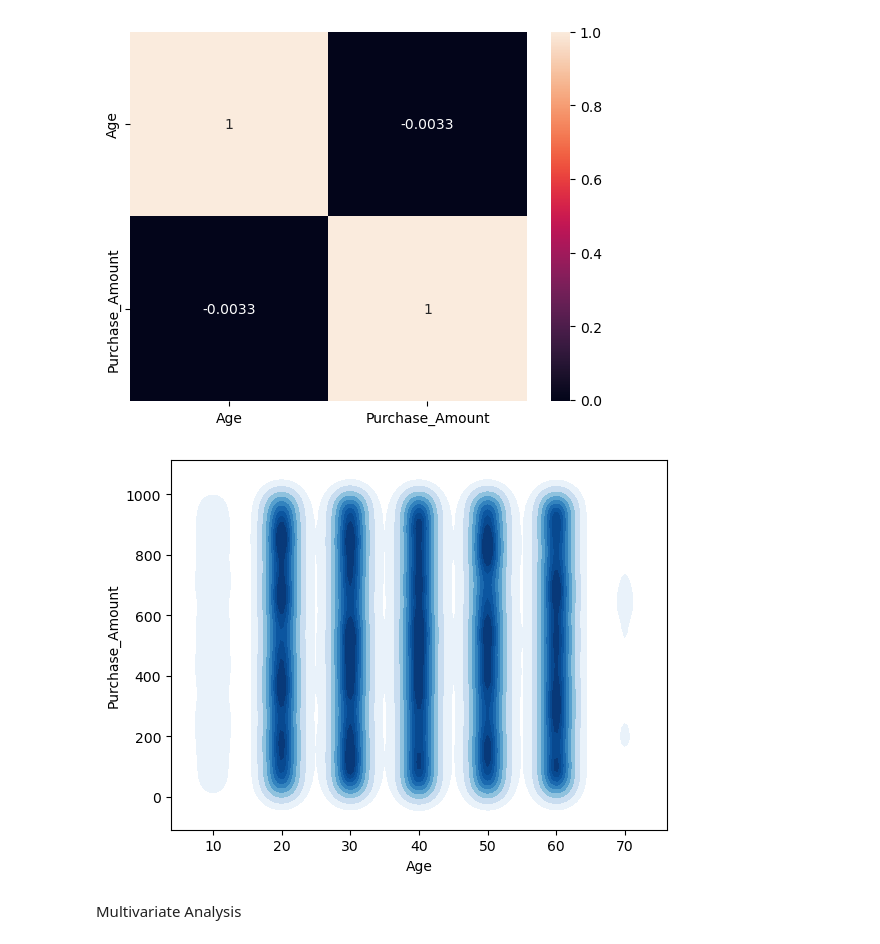
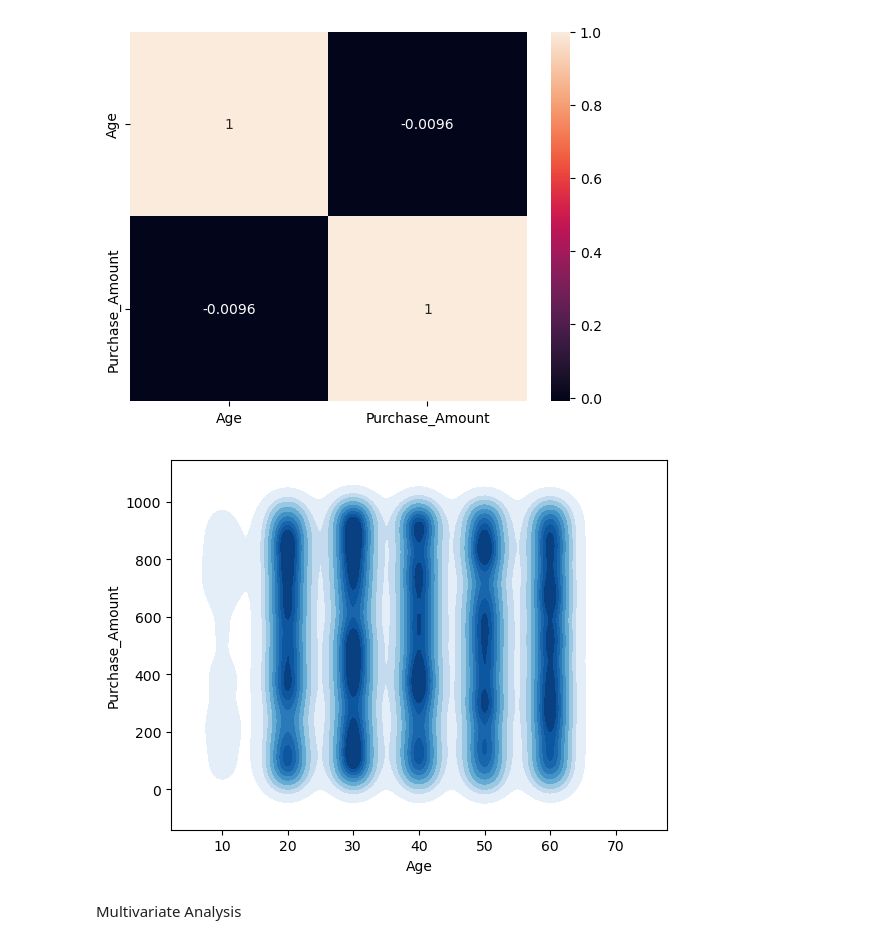
Before and after one commit to TammyLeung122/EDA-Group-5, a Jupyter notebook: EDA_E-Commerce.ipynb, the cells around one changed output. Drawn from its saved outputs; the diff is of its cells as text; code cells hidden in the pictures.

```diff
--- a/EDA_E-Commerce.ipynb
+++ b/EDA_E-Commerce.ipynb
@@ -167,8 +157,9 @@ USA          516.745436
 Name: Purchase_Amount, dtype: float64
 # %%
 countries_to_keep = ['India', 'Japan', 'France', 'USA']
-filtered_country = df_filtered[df_filtered['Country'].isin(countries_to_keep)]
-print(filtered_country)
+filtered_country2 = filtered_country[filtered_country['Country'].isin(countries_to_keep)]
+print(filtered_country2)
+type(filtered_country2)
 # %% [output]
        Age Country Product_Category  Purchase_Amount    Payment_Method  \
 5       51   India             Toys           966.50  Cash on Delivery
@@ -190,5 +182,6 @@ print(filtered_country)
 # %%
 # Adjust age by decades
-filtered_country['Age'] = (filtered_country['Age'] // 10 * 10)
-filtered_country
+filtered_country2 = pd.DataFrame(filtered_country2)
+filtered_country2['Age'] = (filtered_country2['Age'] // 10 * 10)
+filtered_country2
 # %% [output]
@@ -286,0 +354,30 @@ plt.show()
+# %%
+# Extract month and year
+
+filtered_country2['YearMonth'] = filtered_country2['Transaction_Date'].dt.to_period('M')
+
+# Group by YearMonth and Country, then sum Purchase_Amount
+monthly_totals = filtered_country2.groupby(['YearMonth', 'Country'])['Purchase_Amount'].sum().reset_index()
+
+
+# Convert YearMonth back to datetime for plotting
+monthly_totals['YearMonth'] = monthly_totals['YearMonth'].dt.to_timestamp()
+
+# Plot the results
+plt.figure(figsize=(10, 4))
+
+# Plot separate lines for each country
+for country in monthly_totals['Country'].unique():
+
+    country_data = monthly_totals[monthly_totals['Country'] == country]
+    plt.plot(country_data['YearMonth'], country_data['Purchase_Amount'], marker='o', label=country)
+
+# Format the plot
+plt.xticks(monthly_totals['YearMonth'], rotation=45)  # Rotate x labels for better visibility
+plt.title('Monthly Purchase Amounts by Country')
+plt.xlabel('Month')
+plt.ylabel('Total Purchase Amount')
+plt.legend(title='Country')
+plt.grid()
+plt.tight_layout()
+plt.show()
@@ -371,10 +529,10 @@ plt.show()
 [figure]
 # %%
 #Bi-variate analysis - Contour plots:
-sns.kdeplot(x=df_drop_col2.Age, y=df_drop_col2.Purchase_Amount, cmap="Blues", fill=True, bw_adjust=0.8) # cmp = color map
+sns.kdeplot(x=filtered_country2.Age, y=filtered_country2.Purchase_Amount, cmap="Blues", fill=True, bw_adjust=0.8) # cmp = color map
 plt.show()
 # %% [output]
-[figure, old version]
+[figure, new version]
 # %% [markdown]
 Multivariate Analysis
 # %%
```
Also changed, not shown: parts of 30 cells of this notebook.
